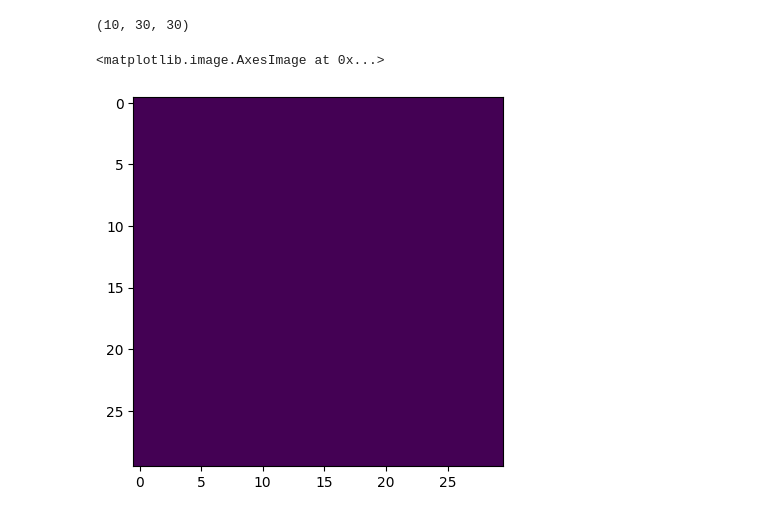
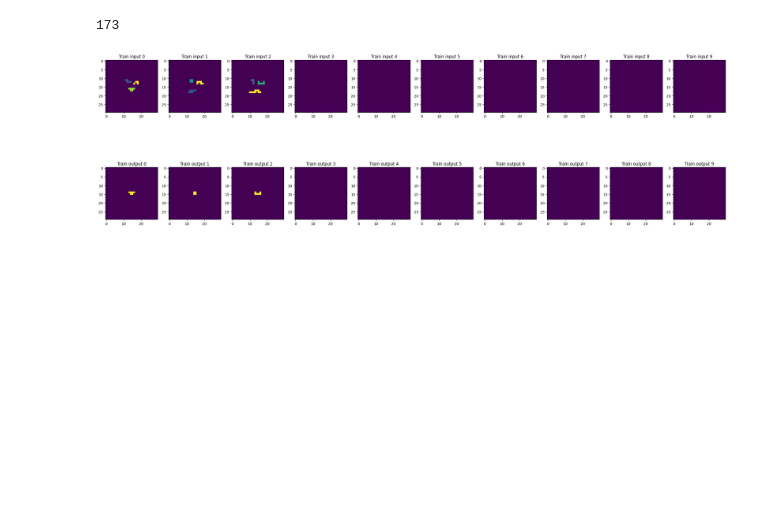
Before and after one commit to neishka998/Kaggle-ARC-24, a Jupyter notebook: notebook/explore_data.ipynb, the cells around one changed output. Saved outputs shown, nothing was run; the diff lists cells and outputs as text; code cells hidden in the pictures; blank space fills up the shorter version.

```diff
--- a/notebook/explore_data.ipynb
+++ b/notebook/explore_data.ipynb
@@ -8,10 +5,8 @@ import cv2
 # %%
-train_dataset = Arc24Dataset(
+train_dataset = Arc24DatasetTransformations(
     data_path=r'C:\Users\tommy\Developer\Kaggle-ARC-24\arc-prize-2024\arc-agi_training_challenges.json',
-    solution_path=r'C:\Users\tommy\Developer\Kaggle-ARC-24\arc-prize-2024\arc-agi_training_solutions.json'
 )
 
-val_dataset = Arc24Dataset(
+val_dataset = Arc24DatasetTransformations(
     data_path=r'C:\Users\tommy\Developer\Kaggle-ARC-24\arc-prize-2024\arc-agi_evaluation_challenges.json',
-    solution_path=r'C:\Users\tommy\Developer\Kaggle-ARC-24\arc-prize-2024\arc-agi_evaluation_solutions.json'
 )
@@ -40,13 +13,24 @@ for idx, r in train_dataset.df.iterrows():
-# %%
-tasks.shape
-# %% [output]
-(10, 30, 30)
-# %%
-plt.imshow(tasks[-1])
-# %% [output]
-<matplotlib.image.AxesImage at 0x...>
-[figure, removed]
 # %%
 # we can see that there are at least 2 task per mini-challenge and at most 10 tasks. Each train_input task has its own correspective train_output.
 # we also know that the min dimension is 1x1 and the max is 30x30.
 # with this knowledge we can build a Dataset that returns batches of data of shape [N, 10, 30, 30]. We have to apply some preprocessing to the data, specifically padding width and height if the dimension is smaller than 30x30.
+# %%
+# randomly sample some train input/output pairs
+random_index = random.randint(0, 400)
+print(random_index)
+train_input, train_output = train_dataset.__getitem__(random_index)
+# %% [output]
+173
+# %%
+_, ax = plt.subplots(2, 10, figsize=(25, 10))
+for i in range(10):
+    ax[0][i].imshow(train_input[i])
+    ax[0][i].set_title(f'Train input {i}')
+    ax[1][i].imshow(train_output[i])
+    ax[1][i].set_title(f'Train output {i}')
+
+plt.tight_layout()
+
+plt.show()
+# %% [output]
+[figure, added]
```
Also changed, not shown: parts of 2 cells of this notebook, 1 other file.
